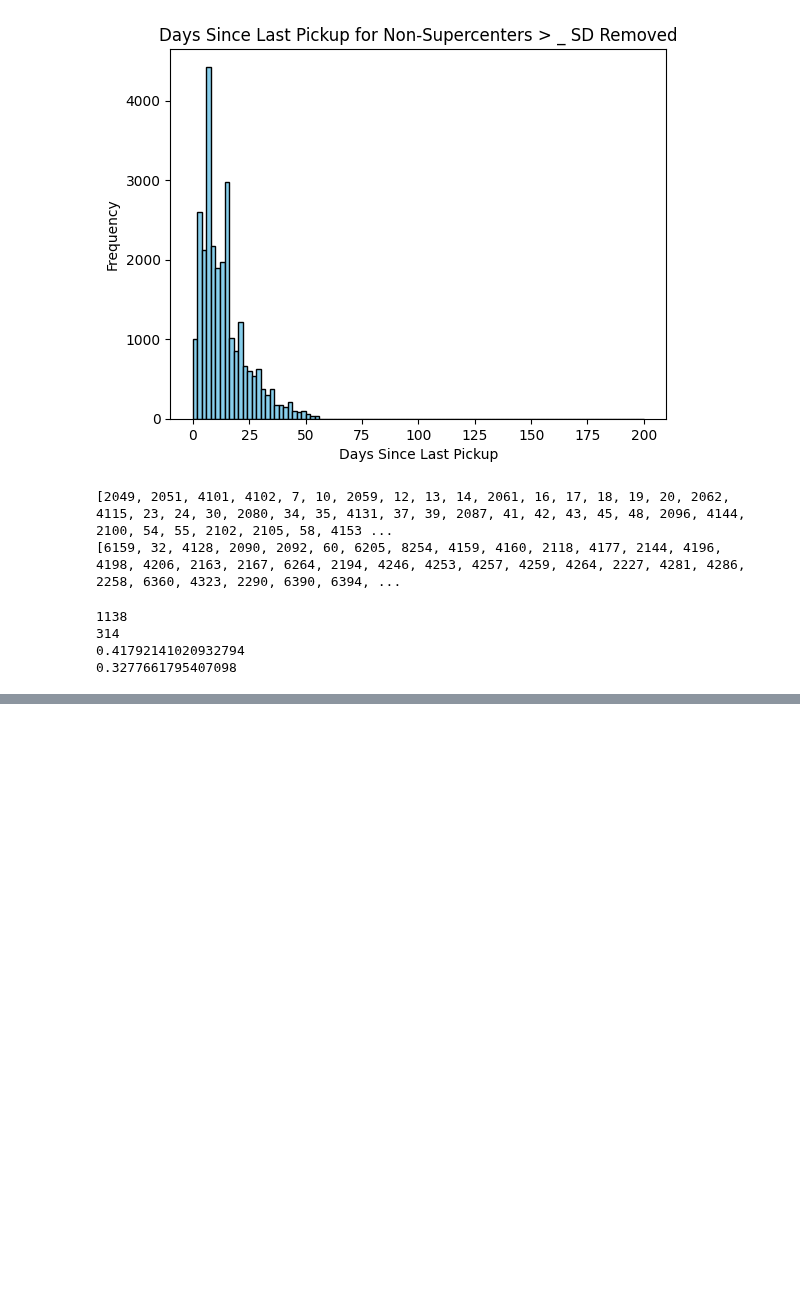
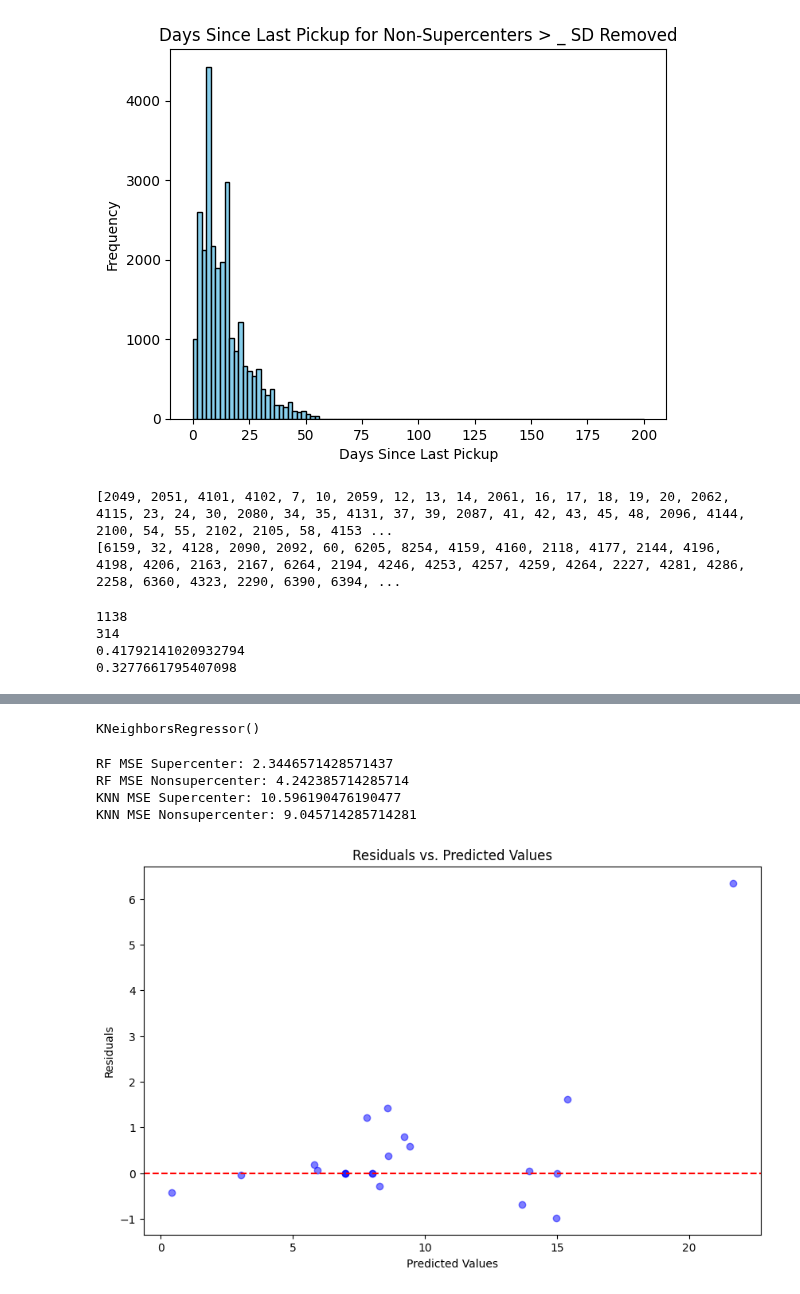
Before and after one commit to jli615/dtxwalmart, a Jupyter notebook: splitting.ipynb, the cells around one changed output, grey strips where cells are left out. Saved outputs shown, nothing was run; the diff lists cells and outputs as text; code cells hidden in the pictures; blank space fills up the shorter version.

```diff
--- a/splitting.ipynb
+++ b/splitting.ipynb
@@ -487,0 +556,68 @@ print(total_percent_non_superstores_remaining)
+# %%
+from sklearn.model_selection import train_test_split
+
+X_train_super, X_test_super, y_train_super, y_test_super = train_test_split(X_supercenter, y_supercenter, test_size=0.2, random_state=42)
+X_train_non, X_test_non, y_train_non, y_test_non = train_test_split(X_nonsupercenter, y_nonsupercenter, test_size=0.2, random_state=42)
+# %%
+from sklearn.ensemble import RandomForestRegressor
+from sklearn.neighbors import KNeighborsRegressor
+
+# Random Forest model
+rf_model_super = RandomForestRegressor(random_state=42)
+rf_model_super.fit(X_train_super, y_train_super)
+
+rf_model_non = RandomForestRegressor(random_state=42)
+rf_model_non.fit(X_train_non, y_train_non)
+
+# Nearest Neighbors model
+knn_model_super = KNeighborsRegressor()
+knn_model_super.fit(X_train_super, y_train_super)
+
+knn_model_non = KNeighborsRegressor()
+knn_model_non.fit(X_train_non, y_train_non)
+# %% [output]
+KNeighborsRegressor()
+# %%
+from sklearn.metrics import mean_squared_error
+
+# Evaluate Random Forest
+rf_pred_super = rf_model_super.predict(X_test_super)
+rf_mse_super = mean_squared_error(y_test_super, rf_pred_super)
+
+rf_pred_non = rf_model_non.predict(X_test_non)
+rf_mse_non = mean_squared_error(y_test_non, rf_pred_non)
+
+# Evaluate KNN
+knn_pred_super = knn_model_super.predict(X_test_super)
+knn_mse_super = mean_squared_error(y_test_super, knn_pred_super)
+
+knn_pred_non = knn_model_non.predict(X_test_non)
+knn_mse_non = mean_squared_error(y_test_non, knn_pred_non)
+
+print("RF MSE Supercenter:", rf_mse_super)
+print("RF MSE Nonsupercenter:", rf_mse_non)
+print("KNN MSE Supercenter:", knn_mse_super)
+print("KNN MSE Nonsupercenter:", knn_mse_non)
+# %% [output]
+RF MSE Supercenter: 2.3446571428571437
+RF MSE Nonsupercenter: 4.242385714285714
+KNN MSE Supercenter: 10.596190476190477
+KNN MSE Nonsupercenter: 9.045714285714281
+# %%
+import numpy as np
+
+# Calculate residuals
+residuals = y_test_super - rf_pred_super
+residuals_non = y_test_non - rf_pred_non
+# %%
+import matplotlib.pyplot as plt
+
+plt.figure(figsize=(10, 6))
+plt.scatter(rf_pred_super, residuals, color='blue', alpha=0.5)
+plt.axhline(y=0, color='r', linestyle='--')
+plt.title('Residuals vs. Predicted Values')
+plt.xlabel('Predicted Values')
+plt.ylabel('Residuals')
+plt.show()
+# %% [output]
+[figure, added]
```
Also changed, not shown: parts of 8 cells of this notebook.
